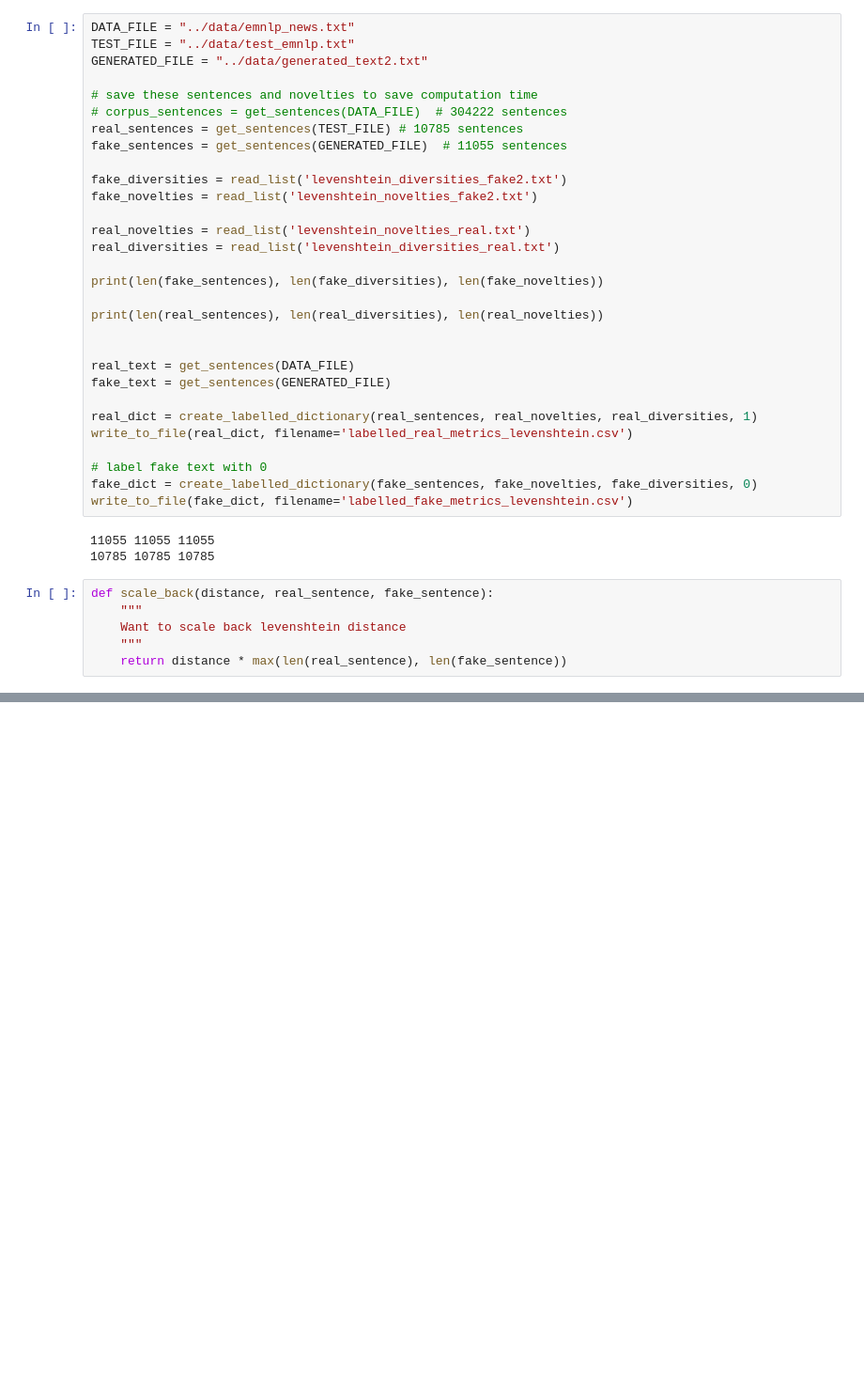
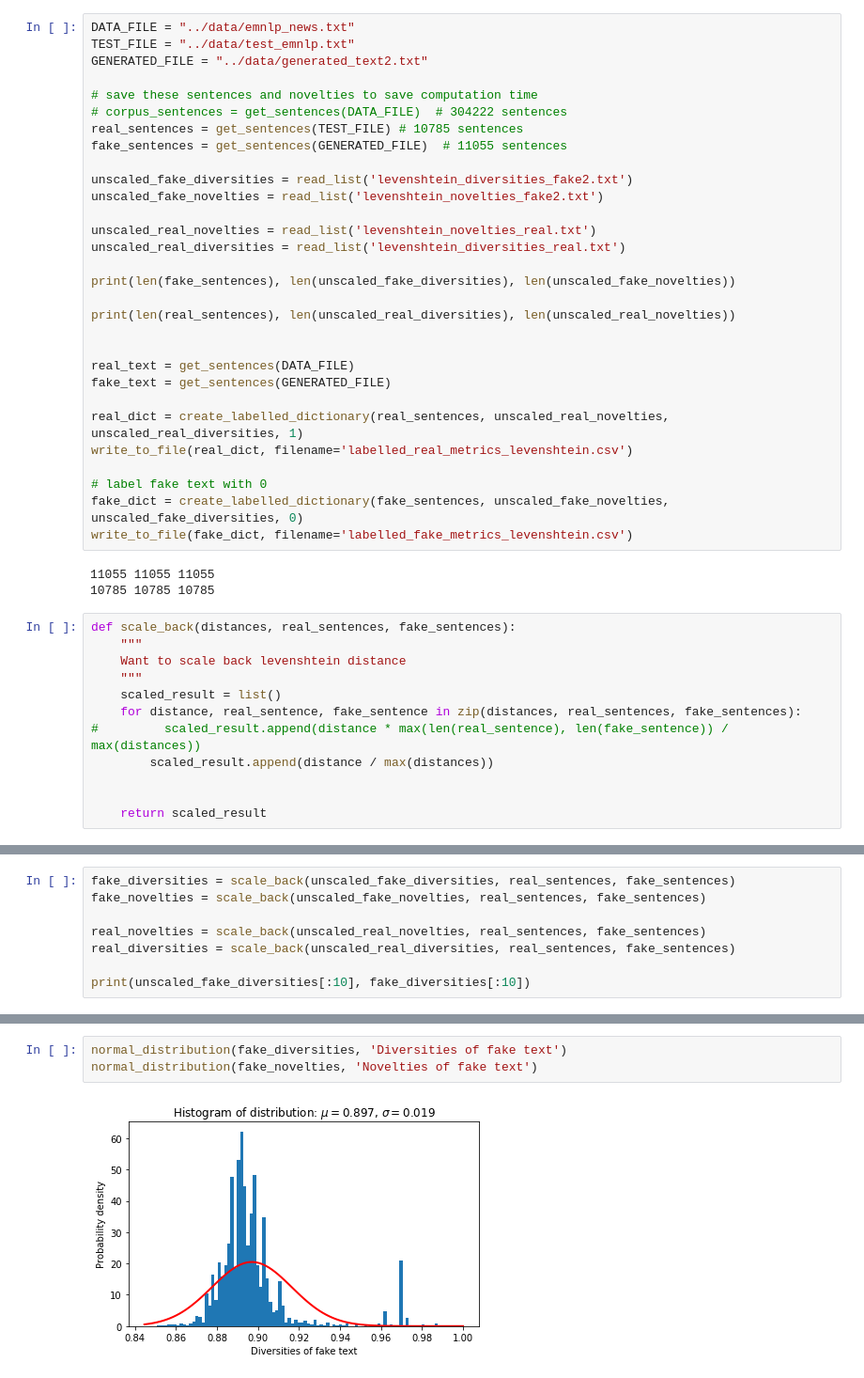
Before and after one commit to debashishc/classification-real-fake-text, a Jupyter notebook: analysis_levenshtein/Label Text Levenshtein.ipynb, the cells around one changed output, grey strips where cells are left out. Shown at 94% size. Saved outputs shown, nothing was run; the diff lists cells and outputs as text; blank space fills up the shorter version.

```diff
--- a/analysis_levenshtein/Label Text Levenshtein.ipynb
+++ b/analysis_levenshtein/Label Text Levenshtein.ipynb
@@ -79,32 +122,38 @@ GENERATED_FILE = "../data/generated_text2.txt"
 real_sentences = get_sentences(TEST_FILE) # 10785 sentences
 fake_sentences = get_sentences(GENERATED_FILE)  # 11055 sentences
 
-fake_diversities = read_list('levenshtein_diversities_fake2.txt')
-fake_novelties = read_list('levenshtein_novelties_fake2.txt')
+unscaled_fake_diversities = read_list('levenshtein_diversities_fake2.txt')
+unscaled_fake_novelties = read_list('levenshtein_novelties_fake2.txt')
 
-real_novelties = read_list('levenshtein_novelties_real.txt')
-real_diversities = read_list('levenshtein_diversities_real.txt')
+unscaled_real_novelties = read_list('levenshtein_novelties_real.txt')
+unscaled_real_diversities = read_list('levenshtein_diversities_real.txt')
 
-print(len(fake_sentences), len(fake_diversities), len(fake_novelties))
+print(len(fake_sentences), len(unscaled_fake_diversities), len(unscaled_fake_novelties))
 
-print(len(real_sentences), len(real_diversities), len(real_novelties))
+print(len(real_sentences), len(unscaled_real_diversities), len(unscaled_real_novelties))
 
 
 real_text = get_sentences(DATA_FILE)
 fake_text = get_sentences(GENERATED_FILE)
 
-real_dict = create_labelled_dictionary(real_sentences, real_novelties, real_diversities, 1)
+real_dict = create_labelled_dictionary(real_sentences, unscaled_real_novelties, unscaled_real_diversities, 1)
 write_to_file(real_dict, filename='labelled_real_metrics_levenshtein.csv')
 
 # label fake text with 0
-fake_dict = create_labelled_dictionary(fake_sentences, fake_novelties, fake_diversities, 0)
+fake_dict = create_labelled_dictionary(fake_sentences, unscaled_fake_novelties, unscaled_fake_diversities, 0)
 write_to_file(fake_dict, filename='labelled_fake_metrics_levenshtein.csv')
 # %% [output]
 11055 11055 11055
 10785 10785 10785
 # %%
-def scale_back(distance, real_sentence, fake_sentence):
+def scale_back(distances, real_sentences, fake_sentences):
     """
     Want to scale back levenshtein distance
     """
-    return distance * max(len(real_sentence), len(fake_sentence))
+    scaled_result = list()
+    for distance, real_sentence, fake_sentence in zip(distances, real_sentences, fake_sentences):
+#         scaled_result.append(distance * max(len(real_sentence), len(fake_sentence)) / max(distances))
+        scaled_result.append(distance / max(distances))
+
+
+    return scaled_result
@@ -112,0 +160,8 @@ def scale_metrics(unscaled_metrics, )
+# %%
+fake_diversities = scale_back(unscaled_fake_diversities, real_sentences, fake_sentences)
+fake_novelties = scale_back(unscaled_fake_novelties, real_sentences, fake_sentences)
+
+real_novelties = scale_back(unscaled_real_novelties, real_sentences, fake_sentences)
+real_diversities = scale_back(unscaled_real_diversities, real_sentences, fake_sentences)
+
+print(unscaled_fake_diversities[:10], fake_diversities[:10])
@@ -112,0 +170,5 @@ def scale_metrics(unscaled_metrics, )
+# %%
+normal_distribution(fake_diversities, 'Diversities of fake text')
+normal_distribution(fake_novelties, 'Novelties of fake text')
+# %% [output]
+[figure, added]
```
Also changed, not shown: parts of 7 cells of this notebook, 16 other files.
